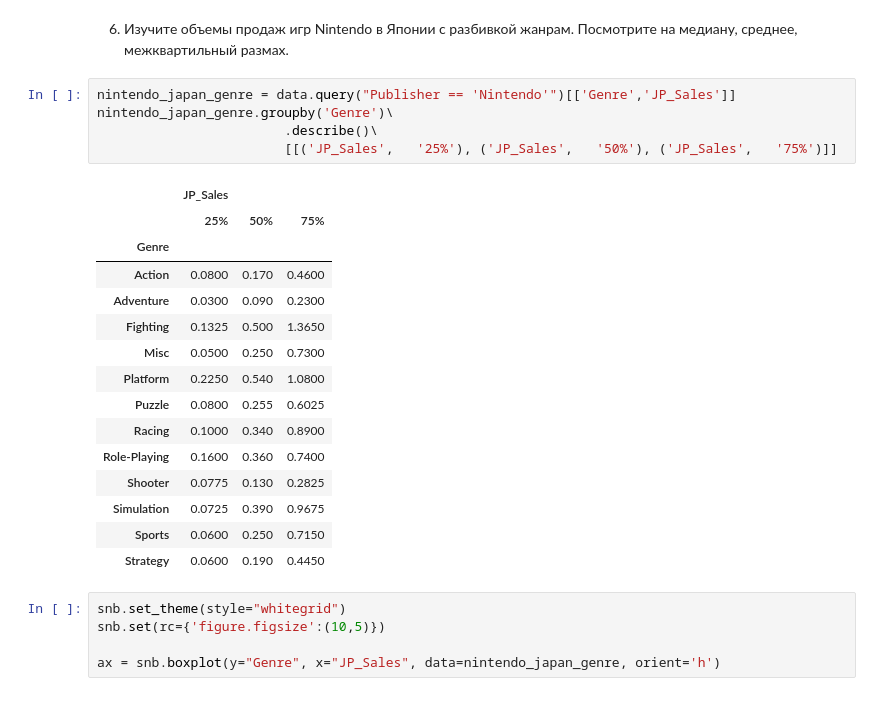
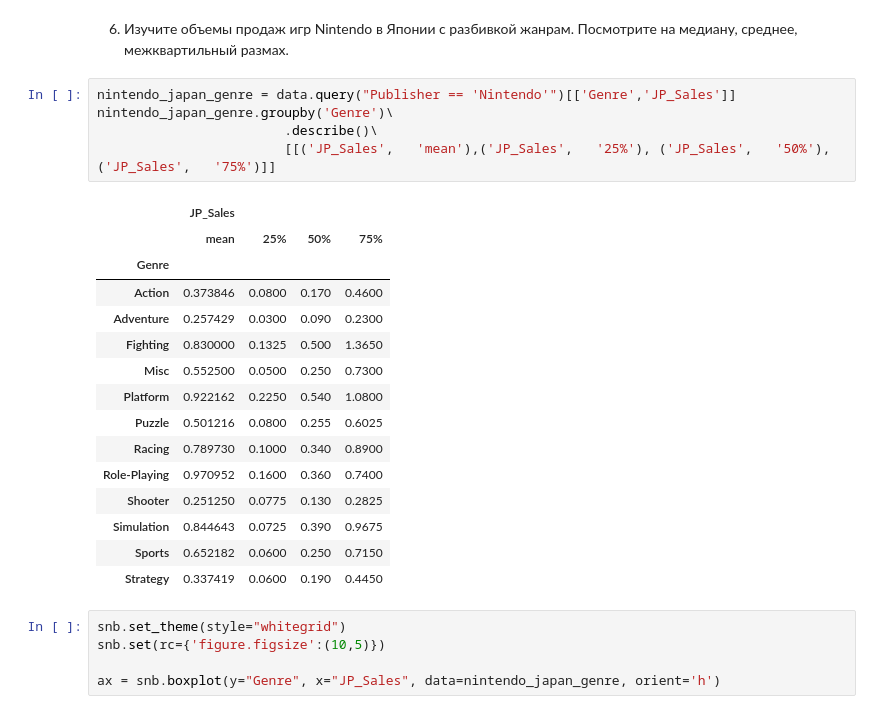
Before and after one commit to VPonomarev42/LearningRep, a Jupyter notebook: stats/stats_miniproject_1.ipynb, the cells around one changed output. Saved outputs shown, nothing was run; the diff lists cells and outputs as text.

```diff
--- a/stats/stats_miniproject_1.ipynb
+++ b/stats/stats_miniproject_1.ipynb
@@ -166,24 +171,24 @@ dtype: float64
 # %%
 nintendo_japan_genre = data.query("Publisher == 'Nintendo'")[['Genre','JP_Sales']]
 nintendo_japan_genre.groupby('Genre')\
                         .describe()\
-                        [[('JP_Sales',   '25%'), ('JP_Sales',   '50%'), ('JP_Sales',   '75%')]]
+                        [[('JP_Sales',   'mean'),('JP_Sales',   '25%'), ('JP_Sales',   '50%'), ('JP_Sales',   '75%')]]
 # %% [output]
-|  | JP_Sales |  |  |
-|  | 25% | 50% | 75% |
-| Genre |  |  |  |
-| Action | 0.0800 | 0.170 | 0.4600 |
-| Adventure | 0.0300 | 0.090 | 0.2300 |
-| Fighting | 0.1325 | 0.500 | 1.3650 |
-| Misc | 0.0500 | 0.250 | 0.7300 |
-| Platform | 0.2250 | 0.540 | 1.0800 |
-| Puzzle | 0.0800 | 0.255 | 0.6025 |
-| Racing | 0.1000 | 0.340 | 0.8900 |
-| Role-Playing | 0.1600 | 0.360 | 0.7400 |
-| Shooter | 0.0775 | 0.130 | 0.2825 |
-| Simulation | 0.0725 | 0.390 | 0.9675 |
-| Sports | 0.0600 | 0.250 | 0.7150 |
-| Strategy | 0.0600 | 0.190 | 0.4450 |
+|  | JP_Sales |  |  |  |
+|  | mean | 25% | 50% | 75% |
+| Genre |  |  |  |  |
+| Action | 0.373846 | 0.0800 | 0.170 | 0.4600 |
+| Adventure | 0.257429 | 0.0300 | 0.090 | 0.2300 |
+| Fighting | 0.830000 | 0.1325 | 0.500 | 1.3650 |
+| Misc | 0.552500 | 0.0500 | 0.250 | 0.7300 |
+| Platform | 0.922162 | 0.2250 | 0.540 | 1.0800 |
+| Puzzle | 0.501216 | 0.0800 | 0.255 | 0.6025 |
+| Racing | 0.789730 | 0.1000 | 0.340 | 0.8900 |
+| Role-Playing | 0.970952 | 0.1600 | 0.360 | 0.7400 |
+| Shooter | 0.251250 | 0.0775 | 0.130 | 0.2825 |
+| Simulation | 0.844643 | 0.0725 | 0.390 | 0.9675 |
+| Sports | 0.652182 | 0.0600 | 0.250 | 0.7150 |
+| Strategy | 0.337419 | 0.0600 | 0.190 | 0.4450 |
 # %%
 snb.set_theme(style="whitegrid")
 snb.set(rc={'figure.figsize':(10,5)})
```
Also changed, not shown: parts of 2 cells of this notebook.
